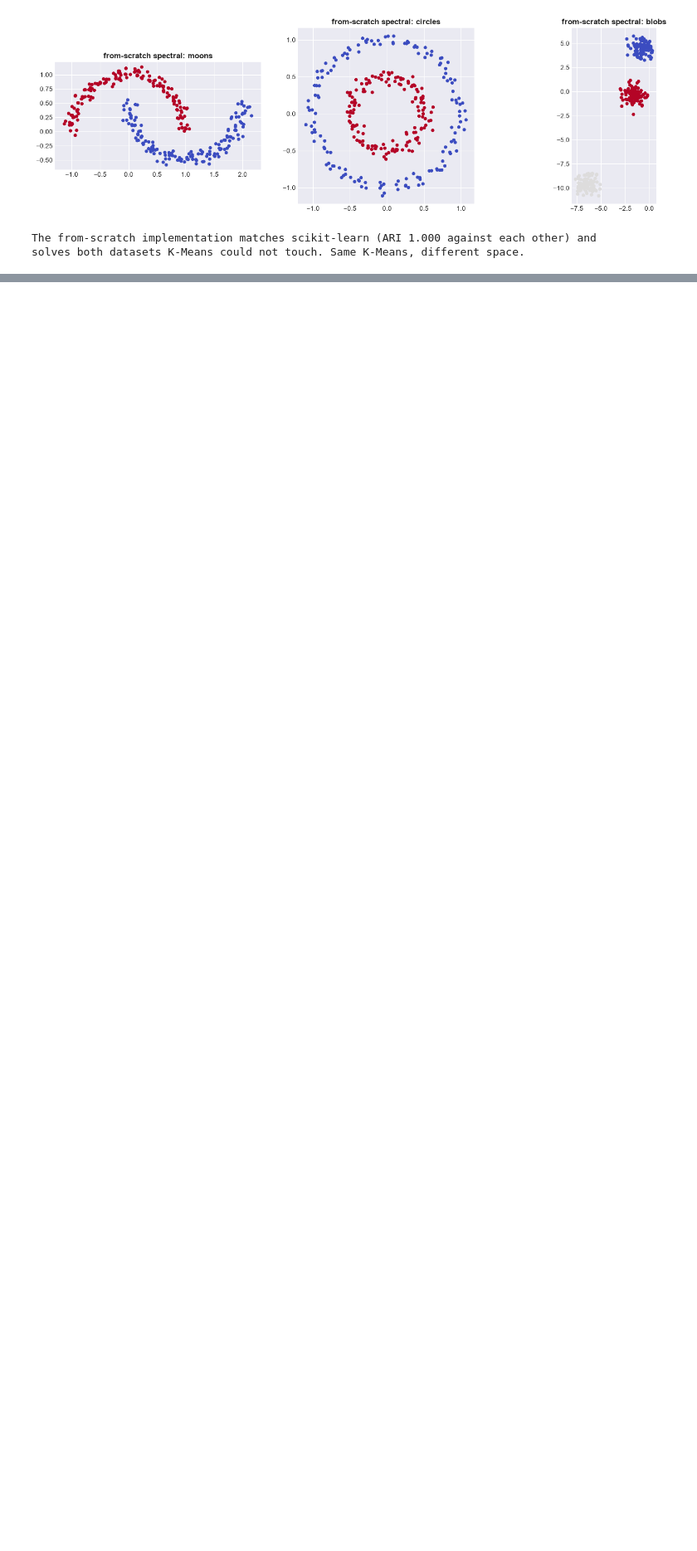
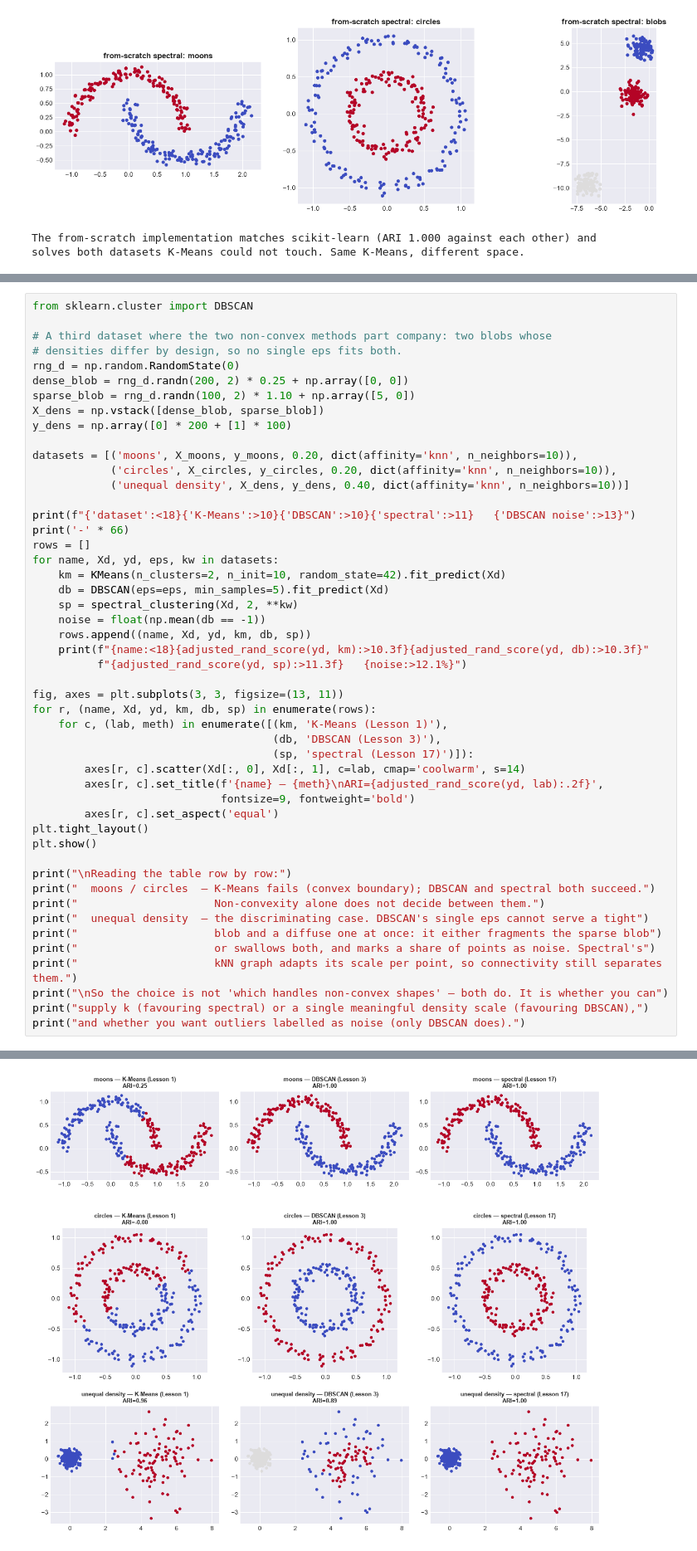
Before and after one commit to powell-clark/unsupervised-learning, a Jupyter notebook: notebooks/17a_spectral_clustering_theory.ipynb, the cells around one changed output, grey strips where cells are left out. Shown at 83% size. Cells and saved outputs as stored; diff of their text form; blank space fills up the shorter version.

```diff
--- a/notebooks/17a_spectral_clustering_theory.ipynb
+++ b/notebooks/17a_spectral_clustering_theory.ipynb
@@ -524,0 +545,50 @@ solves both datasets K-Means could not touch. Same K-Means, different space.
+# %%
+from sklearn.cluster import DBSCAN
+
+# A third dataset where the two non-convex methods part company: two blobs whose
+# densities differ by design, so no single eps fits both.
+rng_d = np.random.RandomState(0)
+dense_blob = rng_d.randn(200, 2) * 0.25 + np.array([0, 0])
+sparse_blob = rng_d.randn(100, 2) * 1.10 + np.array([5, 0])
+X_dens = np.vstack([dense_blob, sparse_blob])
+y_dens = np.array([0] * 200 + [1] * 100)
+
+datasets = [('moons', X_moons, y_moons, 0.20, dict(affinity='knn', n_neighbors=10)),
+            ('circles', X_circles, y_circles, 0.20, dict(affinity='knn', n_neighbors=10)),
+            ('unequal density', X_dens, y_dens, 0.40, dict(affinity='knn', n_neighbors=10))]
+
+print(f"{'dataset':<18}{'K-Means':>10}{'DBSCAN':>10}{'spectral':>11}   {'DBSCAN noise':>13}")
+print('-' * 66)
+rows = []
+for name, Xd, yd, eps, kw in datasets:
+    km = KMeans(n_clusters=2, n_init=10, random_state=42).fit_predict(Xd)
+    db = DBSCAN(eps=eps, min_samples=5).fit_predict(Xd)
+    sp = spectral_clustering(Xd, 2, **kw)
+    noise = float(np.mean(db == -1))
+    rows.append((name, Xd, yd, km, db, sp))
+    print(f"{name:<18}{adjusted_rand_score(yd, km):>10.3f}{adjusted_rand_score(yd, db):>10.3f}"
+          f"{adjusted_rand_score(yd, sp):>11.3f}   {noise:>12.1%}")
+
+fig, axes = plt.subplots(3, 3, figsize=(13, 11))
+for r, (name, Xd, yd, km, db, sp) in enumerate(rows):
+    for c, (lab, meth) in enumerate([(km, 'K-Means (Lesson 1)'),
+                                     (db, 'DBSCAN (Lesson 3)'),
+                                     (sp, 'spectral (Lesson 17)')]):
+        axes[r, c].scatter(Xd[:, 0], Xd[:, 1], c=lab, cmap='coolwarm', s=14)
+        axes[r, c].set_title(f'{name} — {meth}\nARI={adjusted_rand_score(yd, lab):.2f}',
+                             fontsize=9, fontweight='bold')
+        axes[r, c].set_aspect('equal')
+plt.tight_layout()
+plt.show()
+
+print("\nReading the table row by row:")
+print("  moons / circles  — K-Means fails (convex boundary); DBSCAN and spectral both succeed.")
+print("                     Non-convexity alone does not decide between them.")
+print("  unequal density  — the discriminating case. DBSCAN's single eps cannot serve a tight")
+print("                     blob and a diffuse one at once: it either fragments the sparse blob")
+print("                     or swallows both, and marks a share of points as noise. Spectral's")
+print("                     kNN graph adapts its scale per point, so connectivity still separates them.")
+print("\nSo the choice is not 'which handles non-convex shapes' — both do. It is whether you can")
+print("supply k (favouring spectral) or a single meaningful density scale (favouring DBSCAN),")
+print("and whether you want outliers labelled as noise (only DBSCAN does).")
+# %% [output]
@@ -524,0 +600 @@ solves both datasets K-Means could not touch. Same K-Means, different space.
+[figure, added]
```
Also changed, not shown: parts of 4 cells of this notebook, 8 other files.
